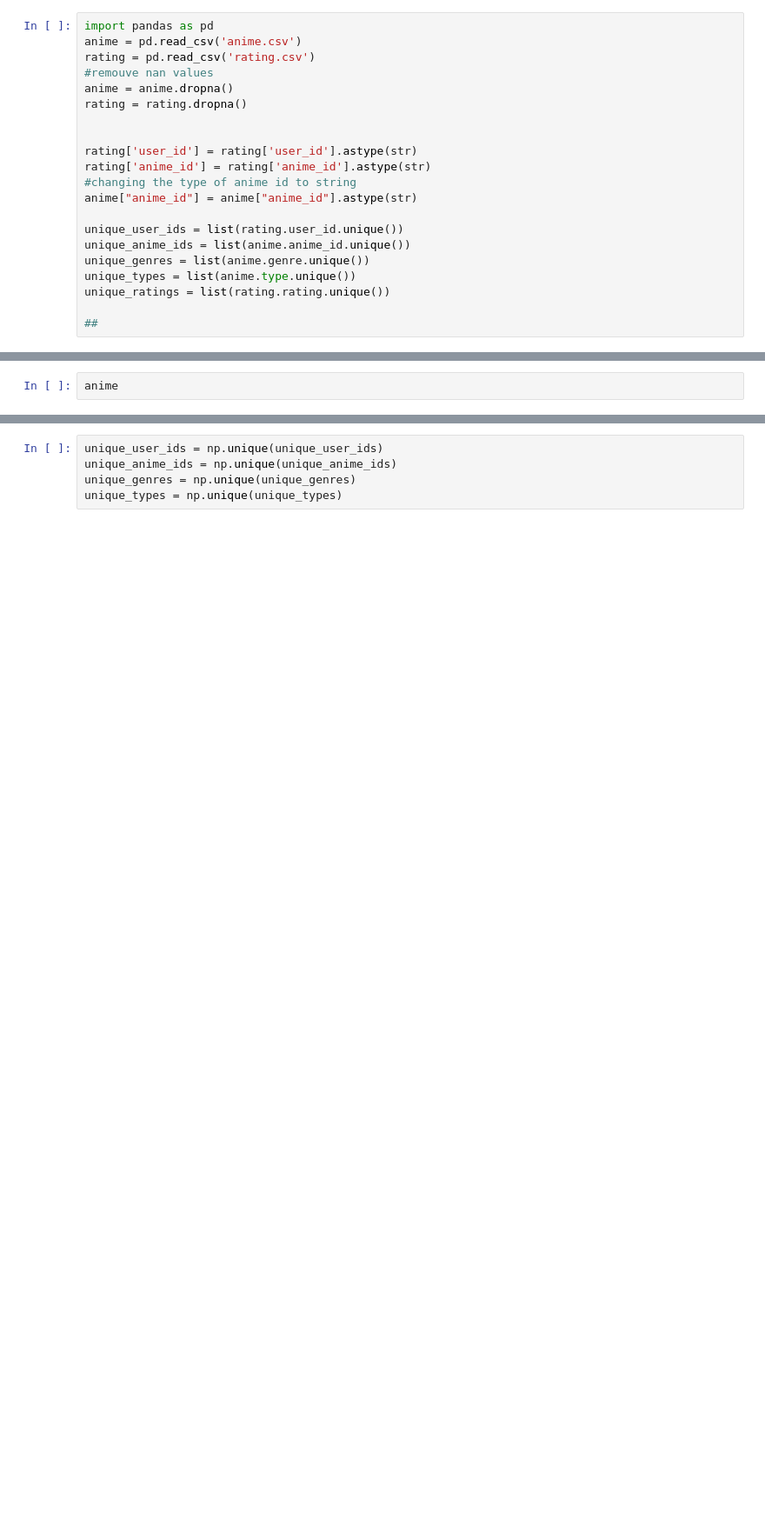
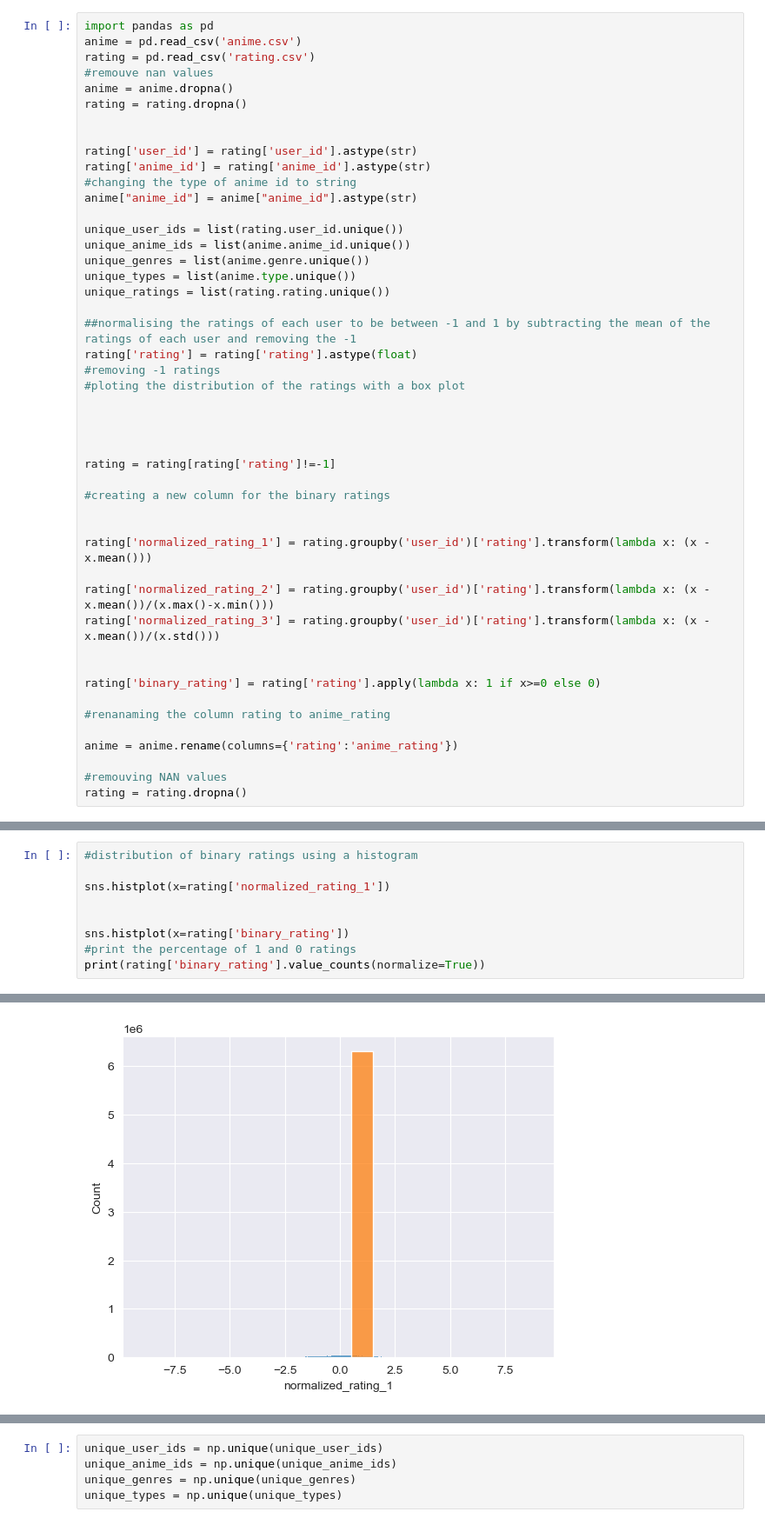
Before and after one commit to SamuelCorecco/05_ComicBook, a Jupyter notebook: full_model.ipynb, the cells around one changed output, grey strips where cells are left out. Shown at 87% size. Cells and saved outputs as stored; diff of their text form; blank space fills up the shorter version.

```diff
--- a/full_model.ipynb
+++ b/full_model.ipynb
@@ -29,4 +30,30 @@ unique_genres = list(anime.genre.unique())
 unique_types = list(anime.type.unique())
 unique_ratings = list(rating.rating.unique())
 
-##
+##normalising the ratings of each user to be between -1 and 1 by subtracting the mean of the ratings of each user and removing the -1
+rating['rating'] = rating['rating'].astype(float)
+#removing -1 ratings
+#ploting the distribution of the ratings with a box plot
+
+
+
+
+rating = rating[rating['rating']!=-1]
+
+#creating a new column for the binary ratings
+
+
+rating['normalized_rating_1'] = rating.groupby('user_id')['rating'].transform(lambda x: (x - x.mean()))
+
+rating['normalized_rating_2'] = rating.groupby('user_id')['rating'].transform(lambda x: (x - x.mean())/(x.max()-x.min()))
+rating['normalized_rating_3'] = rating.groupby('user_id')['rating'].transform(lambda x: (x - x.mean())/(x.std()))
+
+
+rating['binary_rating'] = rating['rating'].apply(lambda x: 1 if x>=0 else 0)
+
+#renanaming the column rating to anime_rating
+
+anime = anime.rename(columns={'rating':'anime_rating'})
+
+#remouving NAN values
+rating = rating.dropna()
@@ -33,3 +92,10 @@ unique_ratings = list(rating.rating.unique())
 # %%
-anime
+#distribution of binary ratings using a histogram
+
+sns.histplot(x=rating['normalized_rating_1'])
+
+
+sns.histplot(x=rating['binary_rating'])
+#print the percentage of 1 and 0 ratings
+print(rating['binary_rating'].value_counts(normalize=True))
 # %% [output]
@@ -48,0 +105 @@ anime
+[figure, added]
```
Also changed, not shown: parts of 28 cells of this notebook.
